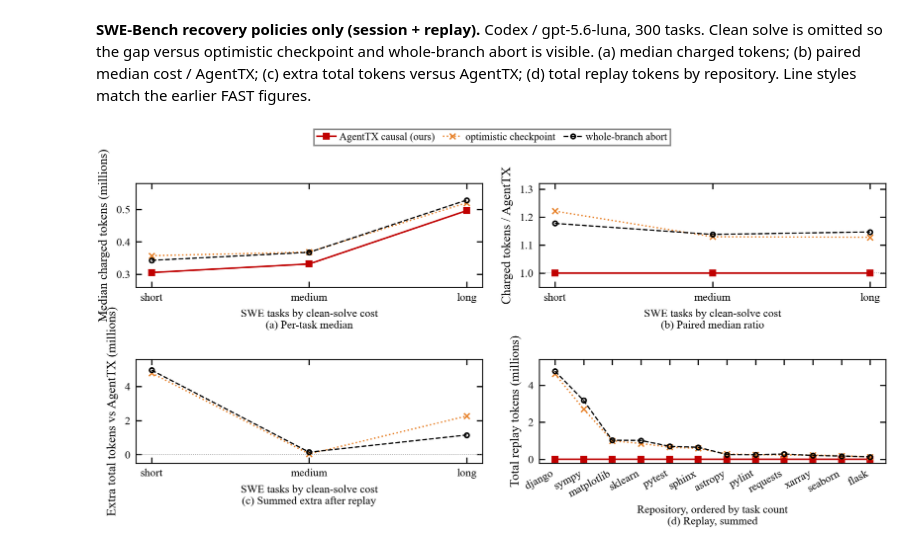
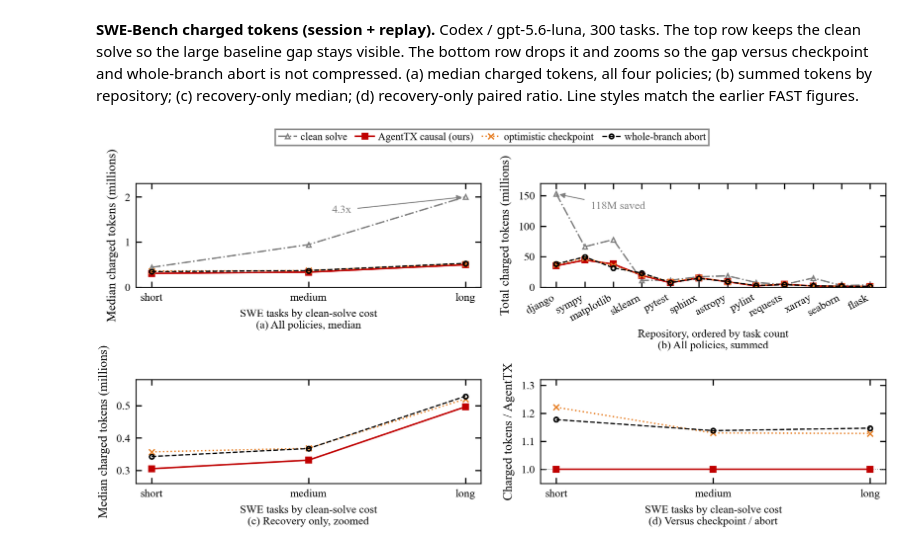
Before and after one commit to Bigsmart408/agenttx, a Jupyter notebook: motivation/plot_swe_tokens.ipynb, the cells around one changed output. Cells and saved outputs as stored; diff of their text form; code cells hidden in the pictures.

Commit message:
Show baseline and zoomed coarse-recovery token gaps.

```diff
--- a/motivation/plot_swe_tokens.ipynb
+++ b/motivation/plot_swe_tokens.ipynb
@@ -1,10 +1,11 @@
 # %% [markdown]
-**SWE-Bench recovery policies only (session + replay).** Codex /
-gpt-5.6-luna, 300 tasks. Clean solve is omitted so the gap versus
-optimistic checkpoint and whole-branch abort is visible. (a) median
-charged tokens; (b) paired median cost / AgentTX; (c) extra total
-tokens versus AgentTX; (d) total replay tokens by repository. Line
-styles match the earlier FAST figures.
+**SWE-Bench charged tokens (session + replay).** Codex / gpt-5.6-luna,
+300 tasks. The top row keeps the clean solve so the large baseline
+gap stays visible. The bottom row drops it and zooms so the gap
+versus checkpoint and whole-branch abort is not compressed. (a)
+median charged tokens, all four policies; (b) summed tokens by
+repository; (c) recovery-only median; (d) recovery-only paired
+ratio. Line styles match the earlier FAST figures.
 # %%
 # ipython -c "%run plot_swe_tokens.ipynb"
 # FAST/USENIX line-plot conventions: white panels, boxed top legend,
@@ -150,64 +151,79 @@ fig = plt.figure(dpi=300, figsize=(cm_to_inch(STANDARD_WIDTH), cm_to_inch(8.8)))
 handles = []
 
 ax = plt.subplot(2, 2, 1)
-for mode in ("causal", *COARSE):
+for mode in MODES:
     handle, = ax.plot(sx, scale_stat(charged, mode, "median"), **STYLES[mode], label=LABELS[mode])
     handles.append(handle)
+ax.annotate(
+    "4.3x",
+    xy=(2, scale_stat(charged, "no_fault", "median")[2]),
+    xytext=(1.15, 1.65),
+    fontsize=7,
+    color="#7f7f7f",
+    arrowprops=dict(arrowstyle="-|>", color="#7f7f7f", lw=0.6),
+)
+ax.set_xticks(sx, SCALE_LABELS)
+ax.set_ylim(0, 2.3)
+ax.set_ylabel("Median charged tokens (millions)", fontsize=8)
+ax.set_xlabel("SWE tasks by clean-solve cost\n(a) All policies, median", fontsize=7)
+
+ax = plt.subplot(2, 2, 2)
+for mode in MODES:
+    ax.plot(rx, repo_sum(charged, mode), **STYLES[mode])
+ax.annotate(
+    "118M saved",
+    xy=(0, repo_sum(charged, "no_fault")[0]),
+    xytext=(1.2, 128),
+    fontsize=7,
+    color="#7f7f7f",
+    arrowprops=dict(arrowstyle="-|>", color="#7f7f7f", lw=0.6),
+)
+ax.set_xticks(rx, REPO_ORDER, rotation=28, ha="right")
+ax.set_ylim(0, 170)
+ax.set_ylabel("Total charged tokens (millions)", fontsize=8)
+ax.set_xlabel("Repository, ordered by task count\n(b) All policies, summed", fontsize=7)
+
+ax = plt.subplot(2, 2, 3)
+for mode in ("causal", *COARSE):
+    ax.plot(sx, scale_stat(charged, mode, "median"), **STYLES[mode])
 ax.set_xticks(sx, SCALE_LABELS)
 ax.set_ylim(0.26, 0.58)
 ax.set_ylabel("Median charged tokens (millions)", fontsize=8)
-ax.set_xlabel("SWE tasks by clean-solve cost\n(a) Per-task median", fontsize=7)
+ax.set_xlabel("SWE tasks by clean-solve cost\n(c) Recovery only, zoomed", fontsize=7)
 
-ax = plt.subplot(2, 2, 2)
+ax = plt.subplot(2, 2, 4)
 ax.axhline(1.0, color="0.55", linewidth=0.5, linestyle=":")
 for mode in ("causal", *COARSE):
     ax.plot(sx, paired_ratio(charged, mode), **STYLES[mode])
 ax.set_xticks(sx, SCALE_LABELS)
 ax.set_ylim(0.95, 1.32)
 ax.set_ylabel("Charged tokens / AgentTX", fontsize=8)
-ax.set_xlabel("SWE tasks by clean-solve cost\n(b) Paired median ratio", fontsize=7)
-
-ax = plt.subplot(2, 2, 3)
-ax.axhline(0.0, color="0.55", linewidth=0.5, linestyle=":")
-for mode in COARSE:
-    ax.plot(sx, extra_sum(charged, mode), **STYLES[mode])
-ax.set_xticks(sx, SCALE_LABELS)
-ax.set_ylim(-0.5, 5.6)
-ax.set_ylabel("Extra total tokens vs AgentTX (millions)", fontsize=8)
-ax.set_xlabel("SWE tasks by clean-solve cost\n(c) Summed extra after replay", fontsize=7)
-
-ax = plt.subplot(2, 2, 4)
-for mode in ("causal", *COARSE):
-    ax.plot(rx, repo_sum(replay, mode), **STYLES[mode])
-ax.set_xticks(rx, REPO_ORDER, rotation=28, ha="right")
-ax.set_ylim(-0.2, 5.4)
-ax.set_ylabel("Total replay tokens (millions)", fontsize=8)
-ax.set_xlabel("Repository, ordered by task count\n(d) Replay, summed", fontsize=7)
+ax.set_xlabel("SWE tasks by clean-solve cost\n(d) Versus checkpoint / abort", fontsize=7)
 
 for axis in fig.axes:
     axis.tick_params(axis="both", labelsize=7, direction="in", top=True, right=True)
 
 fig.legend(
     handles=handles,
     loc="upper center",
     bbox_to_anchor=(0.5, 1.035),
-    ncol=3,
+    ncol=4,
     fontsize=6.5,
     columnspacing=0.8,
     handlelength=1.8,
     handletextpad=0.35,
     borderpad=0.3,
 )
 plt.tight_layout(pad=0.6, h_pad=1.8, w_pad=1.2, rect=[0.0, 0.0, 1.0, 0.91])
 for dest in (FIGDIR, PAPER):
     fig.savefig(dest / "FIG-SWE-Tokens.pdf", bbox_inches="tight", pad_inches=0.02)
     fig.savefig(dest / "FIG-SWE-Token-Tasks.png", dpi=300, bbox_inches="tight", pad_inches=0.02)
 if matplotlib.get_backend().lower() != "agg":
     plt.show()
 
 print(f"loaded {CSV}")
 print("median", {label: {mode: round(scale_stat(charged, mode, "median")[i], 3) for mode in ("causal", *COARSE)} for i, label in enumerate(SCALE_LABELS)})
 print("ratio", {mode: [round(v, 3) for v in paired_ratio(charged, mode)] for mode in COARSE})
 print("extra sum", {mode: [round(v, 2) for v in extra_sum(charged, mode)] for mode in COARSE})
 # %% [output]
-[figure, old version]
+[figure, new version]
```
Also changed, not shown: 4 other files.
